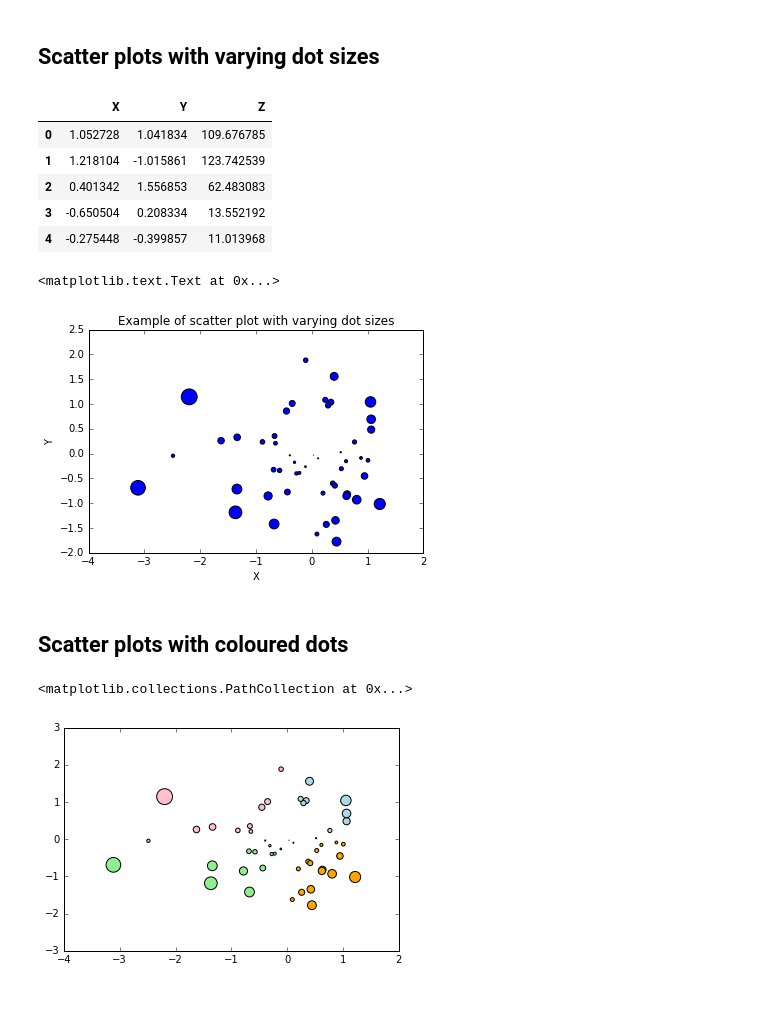
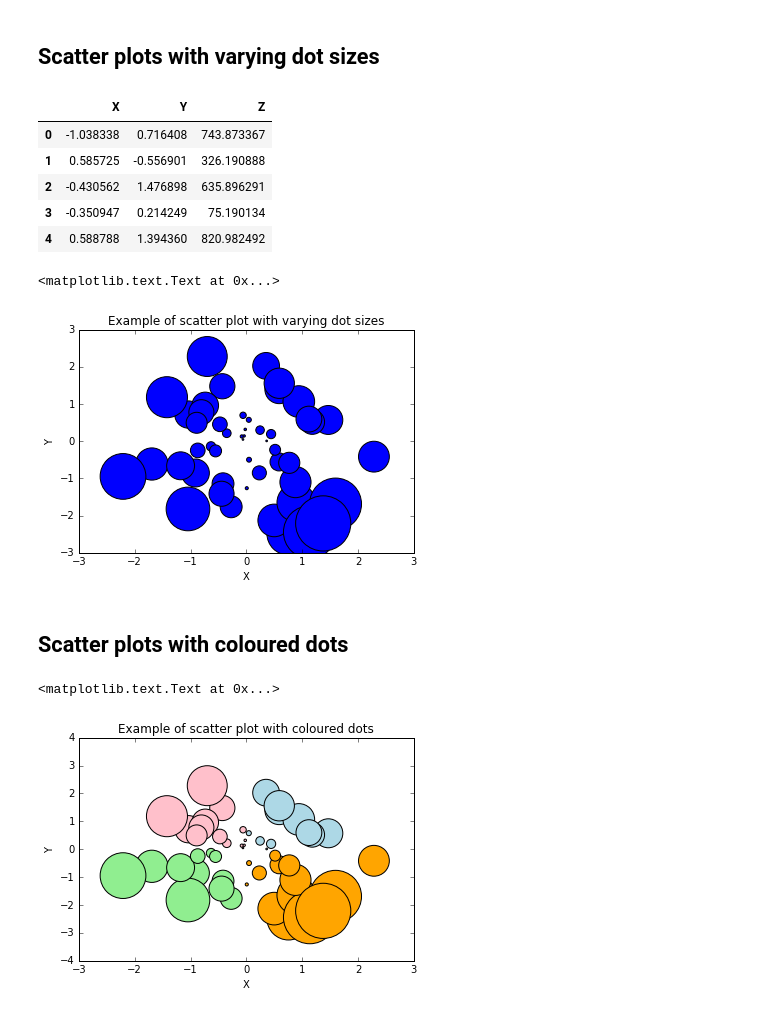
Before and after one commit to Cedric-De-Cesare/Miscellaneous, a Jupyter notebook: How to/Scatter plots.ipynb, the cells around one changed output. Drawn from its saved outputs; the diff is of its cells as text; code cells hidden in the pictures.

```diff
--- a/How to/Scatter plots.ipynb
+++ b/How to/Scatter plots.ipynb
@@ -11,15 +11,15 @@ import matplotlib.pyplot as plt
 # Create a dummy dataframe with 2 columns X and Y
 df = pd.DataFrame(np.random.randn(50, 2), columns=['X','Y'])
 # Derive third column Z
-df['Z'] = abs(df.X * df.Y) * 100
+df['Z'] = abs(df.X * df.Y) * 1000
 df.head()
 # %% [output]
 |  | X | Y | Z |
-| 0 | 1.052728 | 1.041834 | 109.676785 |
-| 1 | 1.218104 | -1.015861 | 123.742539 |
-| 2 | 0.401342 | 1.556853 | 62.483083 |
-| 3 | -0.650504 | 0.208334 | 13.552192 |
-| 4 | -0.275448 | -0.399857 | 11.013968 |
+| 0 | -1.038338 | 0.716408 | 743.873367 |
+| 1 | 0.585725 | -0.556901 | 326.190888 |
+| 2 | -0.430562 | 1.476898 | 635.896291 |
+| 3 | -0.350947 | 0.214249 | 75.190134 |
+| 4 | 0.588788 | 1.394360 | 820.982492 |
 # %%
 # Scatter plot
 plt.scatter(df.X, df.Y, s=df.Z)
@@ -28,21 +28,25 @@ plt.ylabel('Y')
 plt.title('Example of scatter plot with varying dot sizes')
 # %% [output]
 <matplotlib.text.Text at 0x...>
-[figure, old version]
+[figure, new version]
 # %% [markdown]
 ## Scatter plots with coloured dots
 # %%
 # Define 4 classes
 class1 = df[(df.X > 0) & (df.Y > 0)]
 class2 = df[(df.X > 0) & (df.Y < 0)]
 class3 = df[(df.X < 0) & (df.Y < 0)]
 class4 = df[(df.X < 0) & (df.Y > 0)]
 
 # Scatter plot
 plt.scatter(class1.X, class1.Y, s=class1.Z, c='lightblue')
 plt.scatter(class2.X, class2.Y, s=class2.Z, c='orange')
 plt.scatter(class3.X, class3.Y, s=class3.Z, c='lightgreen')
 plt.scatter(class4.X, class4.Y, s=class4.Z, c='pink')
+
+plt.xlabel('X')
+plt.ylabel('Y')
+plt.title('Example of scatter plot with coloured dots')
 # %% [output]
-<matplotlib.collections.PathCollection at 0x...>
+<matplotlib.text.Text at 0x...>
-[figure, old version]
+[figure, new version]
```
Also changed, not shown: 1 other file.
